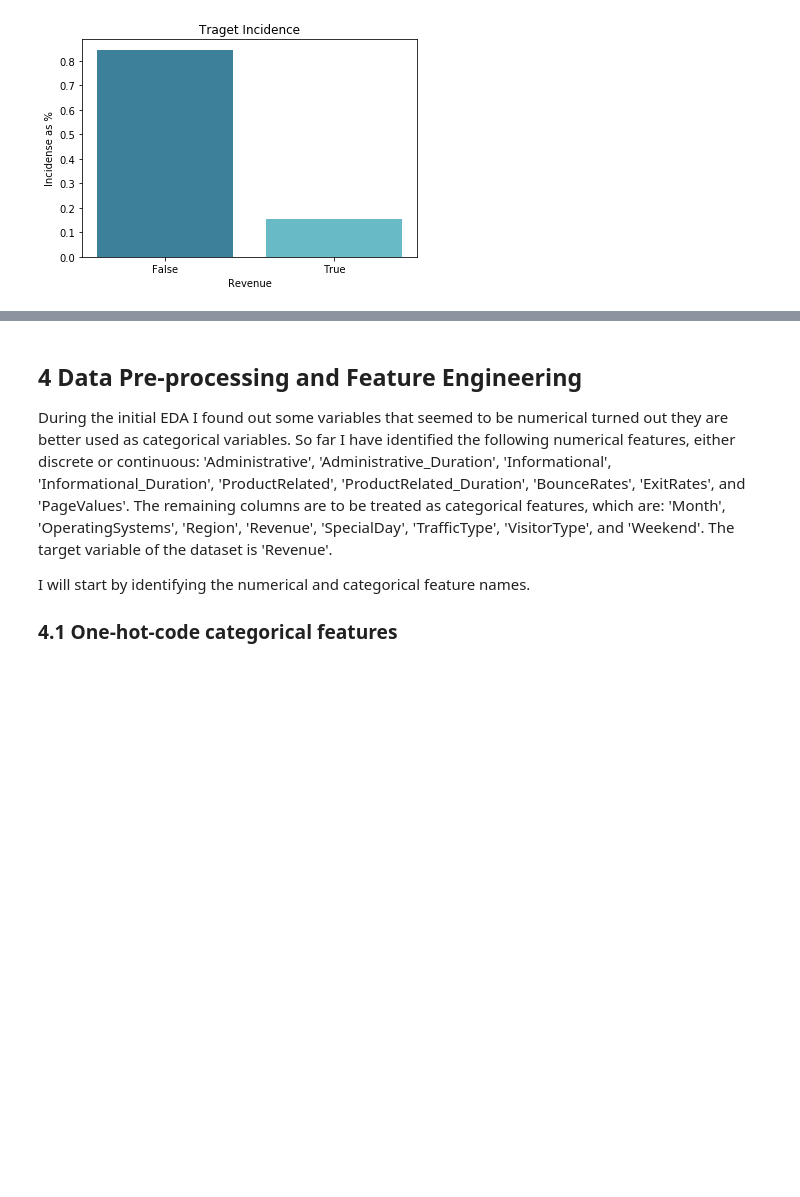
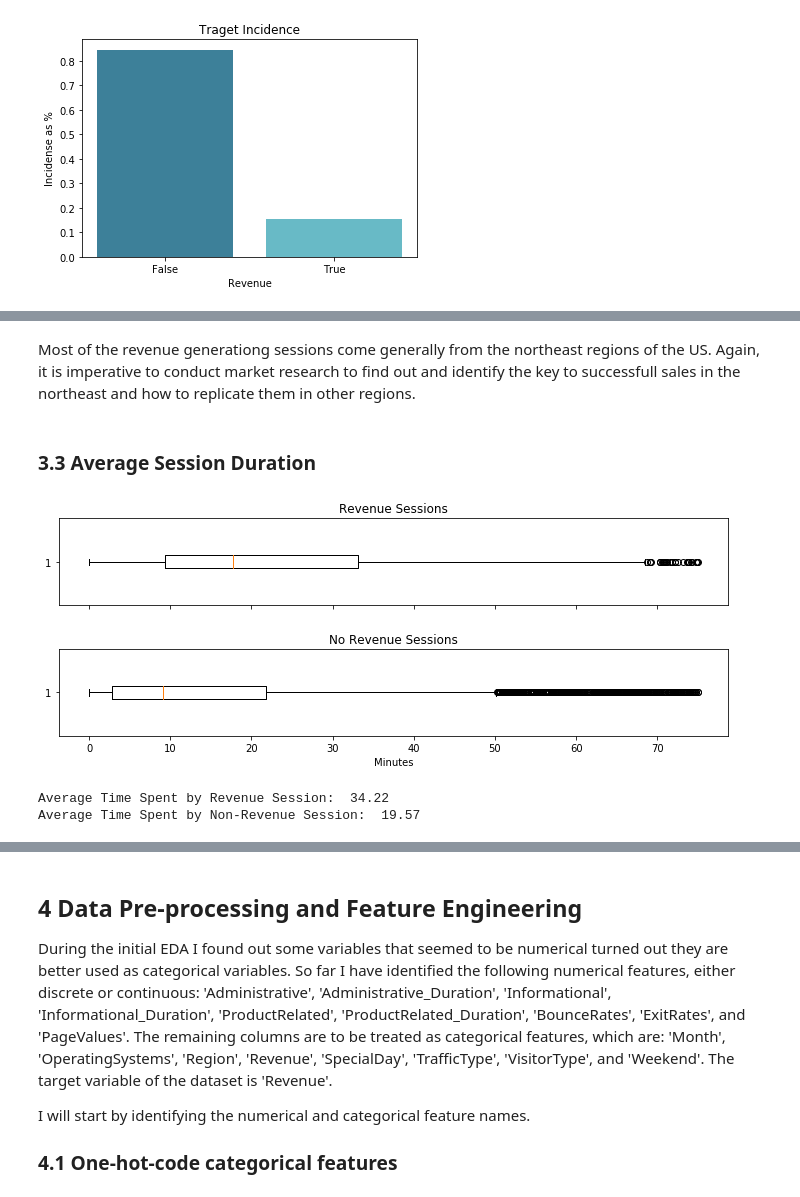
Before and after one commit to a123priya/dsc-mod-5-project-online-ds-pt-021119, a Jupyter notebook: student.ipynb, the cells around one changed output, grey strips where cells are left out. Drawn from its saved outputs; the diff is of its cells as text; code cells hidden in the pictures; blank space fills up the shorter version.

```diff
--- a/student.ipynb
+++ b/student.ipynb
@@ -580,0 +676,26 @@ A 15% target incidence considering the amount of data in the dataset could work,
+# %% [markdown]
+Most of the revenue generationg sessions come generally from the northeast regions of the US. Again, it is imperative to conduct market research to find out and identify the key to successfull sales in the northeast and how to replicate them in other regions.
+# %% [markdown]
+### 3.3 Average Session Duration
+# %%
+total_duration = data[['Administrative_Duration','Informational_Duration', 'ProductRelated_Duration','Revenue']]
+total_duration['total_duration_mins'] = ((total_duration['Administrative_Duration']+
+                                    total_duration['Informational_Duration']+
+                                    total_duration['ProductRelated_Duration'])/60)
+total_duration_t = total_duration[total_duration['Revenue']==True]
+total_duration_f = total_duration[total_duration['Revenue']==False]
+#boxplot bedrooms and bathrooms to check for outliers.
+fig, (ax1, ax2) = plt.subplots(nrows = 2, ncols = 1, figsize = (12,4), sharex=True)
+ax1.boxplot(total_duration_t[total_duration_t['total_duration_mins']<75].total_duration_mins, vert=False)
+ax2.boxplot(total_duration_f[total_duration_f['total_duration_mins']<75].total_duration_mins,vert=False)
+ax1.set_title('Revenue Sessions')
+ax2.set_title('No Revenue Sessions')
+plt.subplots_adjust(hspace=0.50)
+plt.xlabel('Minutes')
+plt.show()
+print('Average Time Spent by Revenue Session: ',round(total_duration_t['total_duration_mins'].mean(),2))
+print('Average Time Spent by Non-Revenue Session: ',round(total_duration_f['total_duration_mins'].mean(),2))
+# %% [output]
+[figure, added]
+Average Time Spent by Revenue Session:  34.22
+Average Time Spent by Non-Revenue Session:  19.57
```
Also changed, not shown: parts of 35 cells of this notebook, 4 other files.
